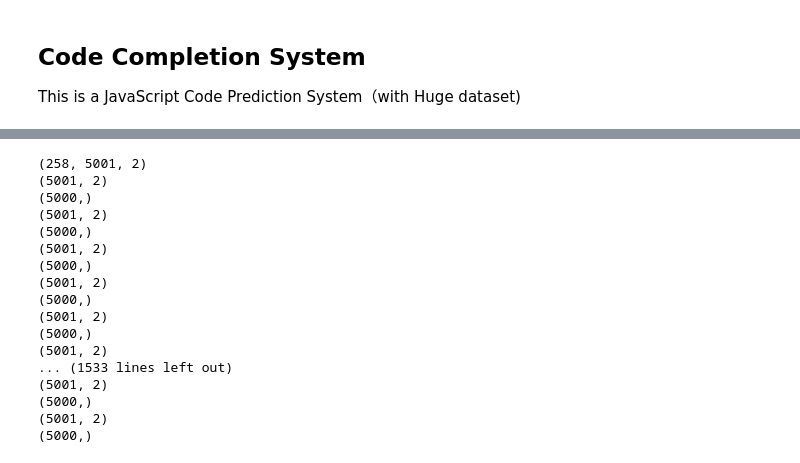
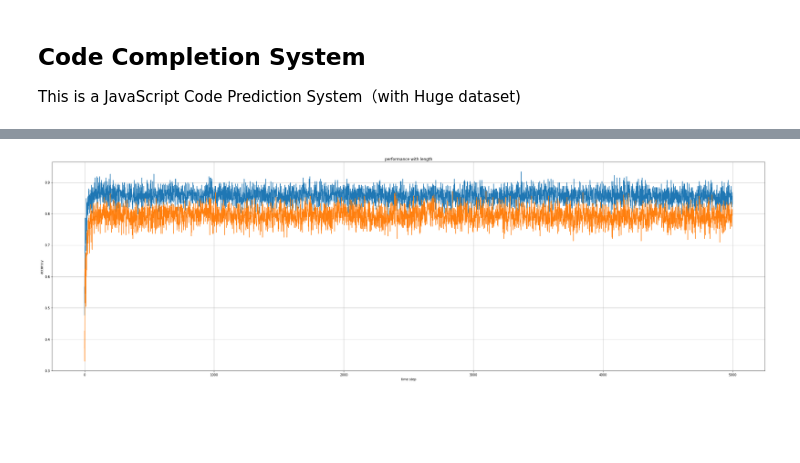
Before and after one commit to AgFeather/CodeCompletion, a Jupyter notebook: test_and_debug.ipynb, the cells around one changed output, grey strips where cells are left out. Cells and saved outputs as stored; diff of their text form; code cells hidden in the pictures; blank space fills up the shorter version.

```diff
--- a/test_and_debug.ipynb
+++ b/test_and_debug.ipynb
@@ -116,20 +107,3 @@ INFO:tensorflow:Restoring parameters from trained_model/lstm_model/lastest_model
-# %%
-nt, tt = model.short_long_performance()
-# %% [output]
-(258, 5001, 2)
-(5001, 2)
-(5000,)
-(5001, 2)
-(5000,)
-(5001, 2)
-(5000,)
-(5001, 2)
-(5000,)
-(5001, 2)
-(5000,)
-(5001, 2)
-... (1533 lines left out)
-(5001, 2)
-(5000,)
-(5001, 2)
-(5000,)
+# %%
+import pickle
+nt_accuracy, tt_accuracy = pickle.load(open('short_long_performance.p', 'rb'))
@@ -135,0 +114,10 @@ nt, tt = model.short_long_performance()
+# %%
+plt.figure(figsize=(40, 12))
+plt.plot(nt_accuracy, label='non-terminal')
+plt.plot(tt_accuracy, label='terminal')
+plt.xlabel('time step')
+plt.ylabel('accuracy')
+plt.title('performance with length')
+plt.grid()
+# %% [output]
+[figure, added]
```
Also changed, not shown: parts of 14 cells of this notebook, 3 other files.
